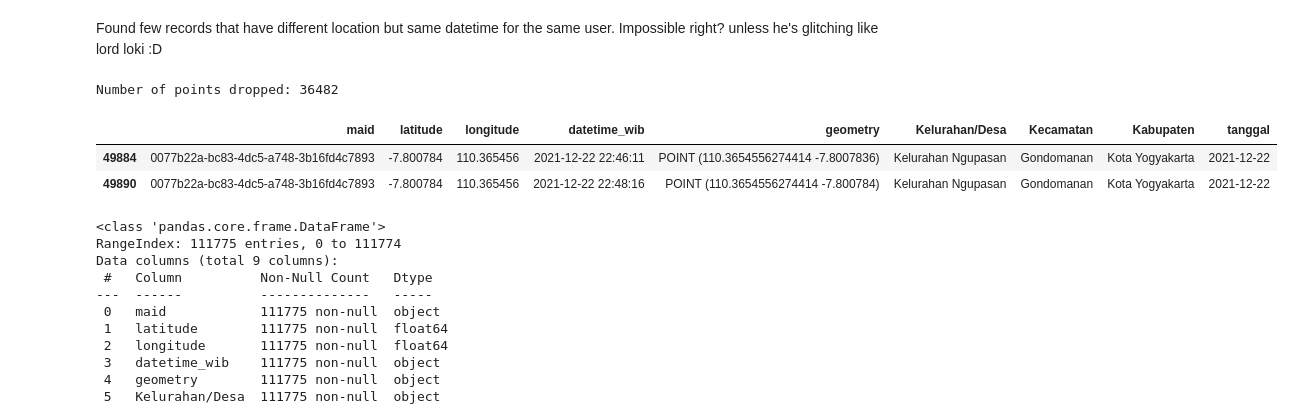
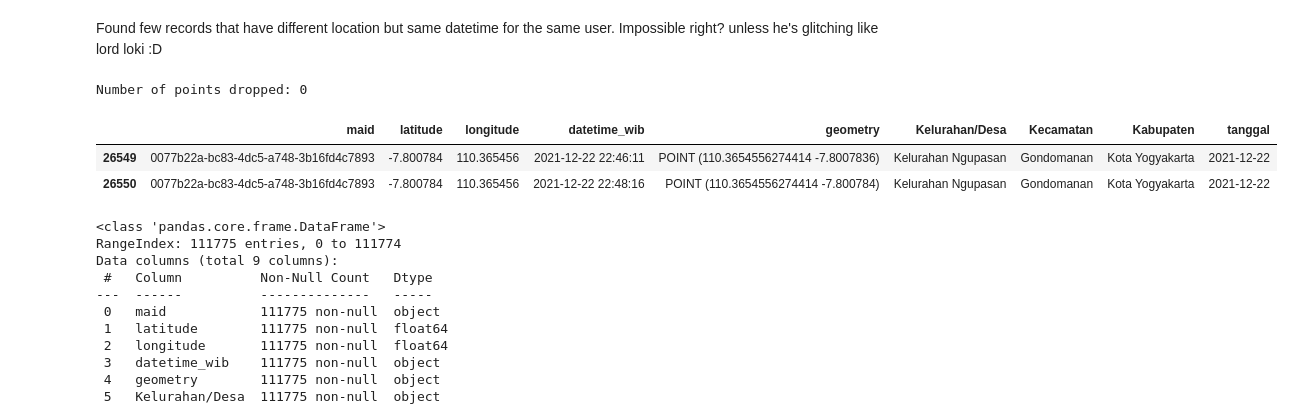
Before and after one commit to rizkyintan/traffic_analysis, a Jupyter notebook: 0.2 Preprocessing Null, Duplicate, and Occurence.ipynb, the cells around one changed output. Cells and saved outputs as stored; diff of their text form; code cells hidden in the pictures.

```diff
--- a/0.2 Preprocessing Null, Duplicate, and Occurence.ipynb
+++ b/0.2 Preprocessing Null, Duplicate, and Occurence.ipynb
@@ -26,17 +26,17 @@ def remove_duplicates_time(data):
     print("Number of points dropped: %d" %(len(data) - len(df_no_duplicates)))
     return df_no_duplicates
 # %%
-path = './DataGPS_Malioboro/filter2_malioboro_des.csv'
+path = '../DataGPS_Malioboro/filter2_malioboro_des.csv'
 temp = pd.read_csv(path)
 df = temp.copy()
 df.drop_duplicates()
 df = remove_duplicates_time(df)
 df[df['maid'] == '0077b22a-bc83-4dc5-a748-3b16fd4c7893']
 # %% [output]
-Number of points dropped: 36482
+Number of points dropped: 0
 |  | maid | latitude | longitude | datetime_wib | geometry | Kelurahan/Desa | Kecamatan | Kabupaten | tanggal |
-| 49884 | 0077b22a-bc83-4dc5-a748-3b16fd4c7893 | -7.800784 | 110.365456 | 2021-12-22 22:46:11 | POINT (110.3654556274414 -7.8007836) | Kelurahan Ngupasan | Gondomanan | Kota Yogyakarta | 2021-12-22 |
-| 49890 | 0077b22a-bc83-4dc5-a748-3b16fd4c7893 | -7.800784 | 110.365456 | 2021-12-22 22:48:16 | POINT (110.3654556274414 -7.800784) | Kelurahan Ngupasan | Gondomanan | Kota Yogyakarta | 2021-12-22 |
+| 26549 | 0077b22a-bc83-4dc5-a748-3b16fd4c7893 | -7.800784 | 110.365456 | 2021-12-22 22:46:11 | POINT (110.3654556274414 -7.8007836) | Kelurahan Ngupasan | Gondomanan | Kota Yogyakarta | 2021-12-22 |
+| 26550 | 0077b22a-bc83-4dc5-a748-3b16fd4c7893 | -7.800784 | 110.365456 | 2021-12-22 22:48:16 | POINT (110.3654556274414 -7.800784) | Kelurahan Ngupasan | Gondomanan | Kota Yogyakarta | 2021-12-22 |
 # %%
 def second_preprocessing(df):
     # 1. Remove null
```
Also changed, not shown: parts of 5 cells of this notebook, 2 other files.
